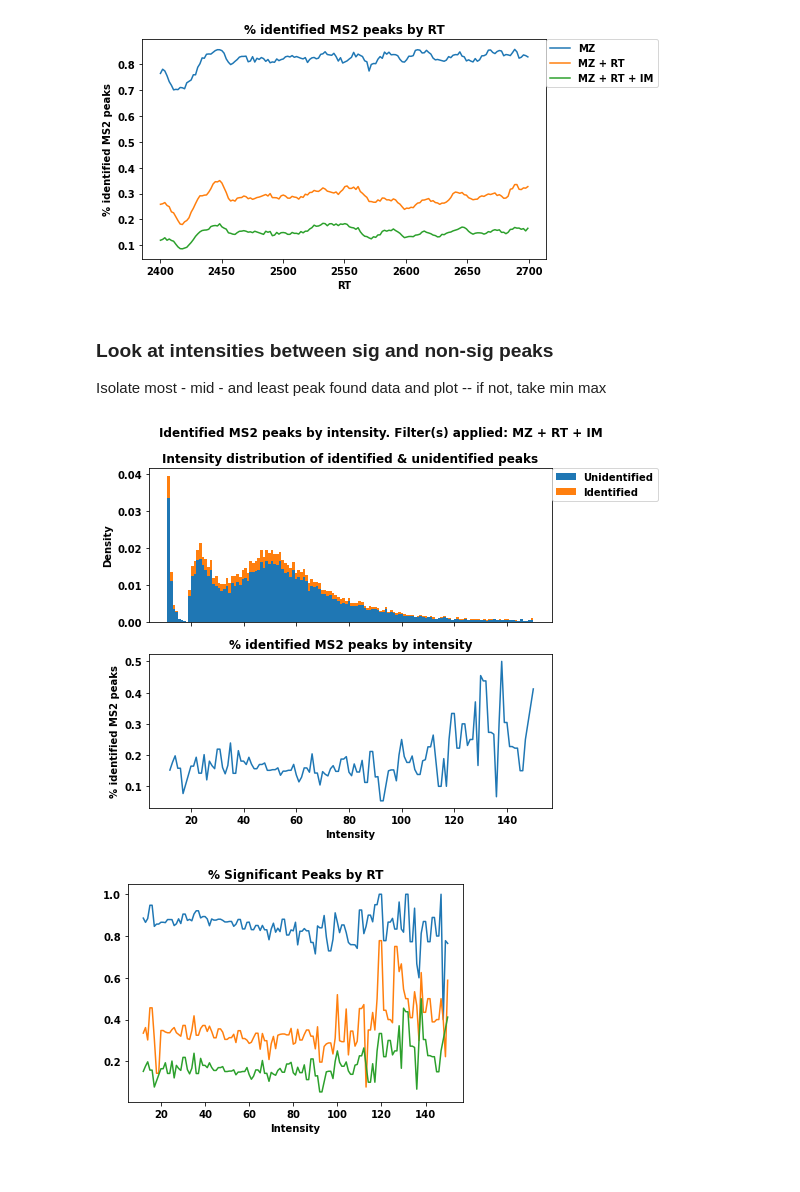
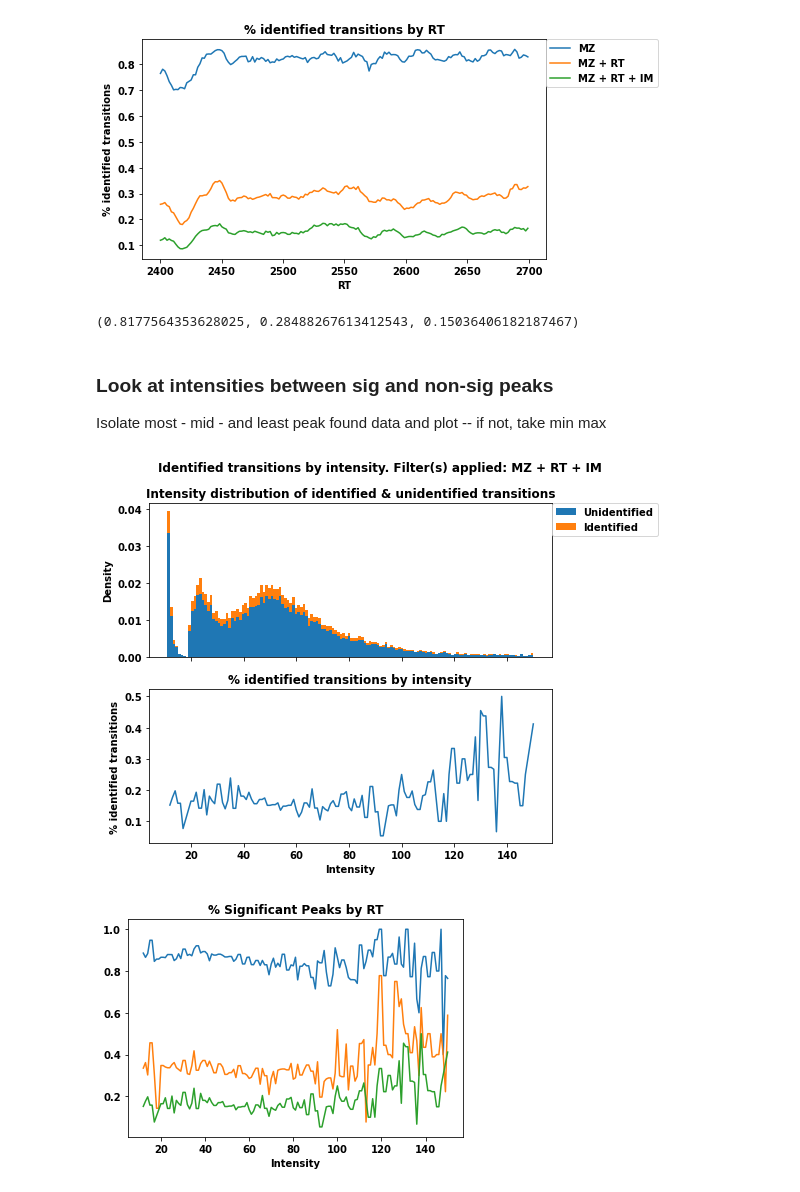
Before and after one commit to irahorecka/roest-ms, a Jupyter notebook: presentation/plotting-of-figures.ipynb, the cells around one changed output. Drawn from its saved outputs; the diff is of its cells as text; code cells hidden in the pictures.

```diff
--- a/presentation/plotting-of-figures.ipynb
+++ b/presentation/plotting-of-figures.ipynb
@@ -110,6 +116,10 @@ plt.savefig(FIG_OUT_DIR / "20220201_Total_RT_3_way_lineplot.png", dpi=100)
 plt.show()
 # %% [output]
 [figure]
+# %%
+statistics.mean(mz_perc), statistics.mean(mz_rt_perc), statistics.mean(mz_rt_im_perc)
+# %% [output]
+(0.8177564353628025, 0.28488267613412543, 0.15036406182187467)
 # %% [markdown]
 ### Look at intensities between sig and non-sig peaks
 
@@ -149,36 +159,36 @@ rt_mz_rt_im_window, perc_found_in_rt_mz_rt_im_window = get_window_found_and_nonf
 # %%
 # FOR PLOTTING INTENSITIES
 
 fig, (ax1, ax2) = plt.subplots(2, 1, sharex=True)
 fig.set_size_inches(8, 6)
 # Change values here..
-fig.suptitle("Identified MS2 peaks by intensity. Filter(s) applied: MZ + RT + IM")
+fig.suptitle("Identified transitions by intensity. Filter(s) applied: MZ + RT + IM")
 
 ax1.hist(
     [nonfound_int_10_150, found_int_10_150],
     label=["Unidentified", "Identified"],
     stacked=True,
     density=True,
     bins=138,
 )
-ax1.set_title("Intensity distribution of identified & unidentified peaks")
+ax1.set_title("Intensity distribution of identified & unidentified transitions")
 ax1.legend(bbox_to_anchor=(1, 1), loc=2, borderaxespad=0.0)
 ax1.set(ylabel="Density")
 
 # Change values here..
 ax2.plot(rt_mz_rt_im_window, perc_found_in_rt_mz_rt_im_window, label="Found")
-ax2.set_title("% identified MS2 peaks by intensity")
+ax2.set_title("% identified transitions by intensity")
 # ax2.legend(bbox_to_anchor=(1, 1), loc=2, borderaxespad=0.)
-ax2.set(xlabel="Intensity", ylabel="% identified MS2 peaks")
+ax2.set(xlabel="Intensity", ylabel="% identified transitions")
 
 fig.tight_layout()
 # Change values here..
 plt.savefig(
     FIG_OUT_DIR / "20220201_RT_2688.630046_frame=25523_scan=452_MZ_RT_IM_intensity.png", dpi=100
 )
 plt.show()
 # %% [output]
-[figure, old version]
+[figure, new version]
 # %%
 plt.plot(rt_mz_window, perc_found_in_rt_mz_window)
 plt.plot(rt_mz_rt_window, perc_found_in_rt_mz_rt_window)
```
Also changed, not shown: parts of 21 cells of this notebook, 2 other files.
